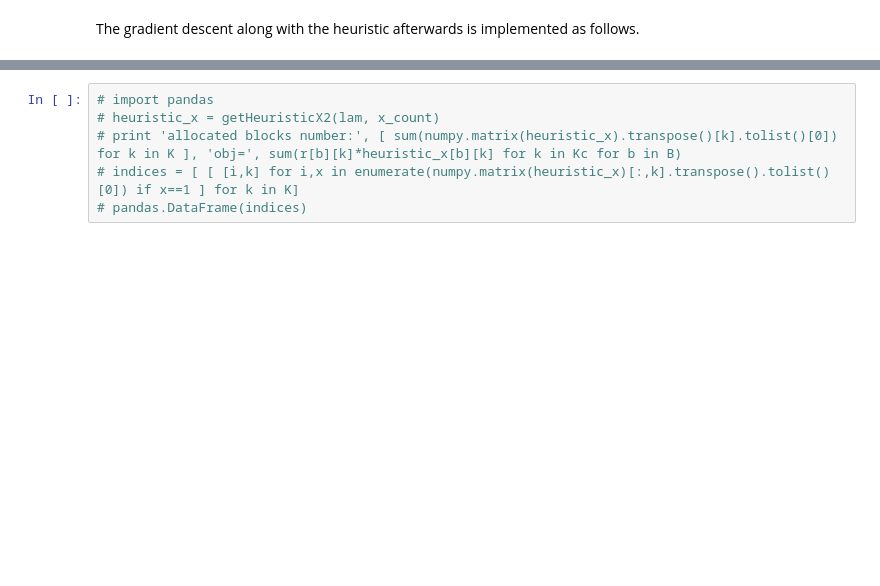
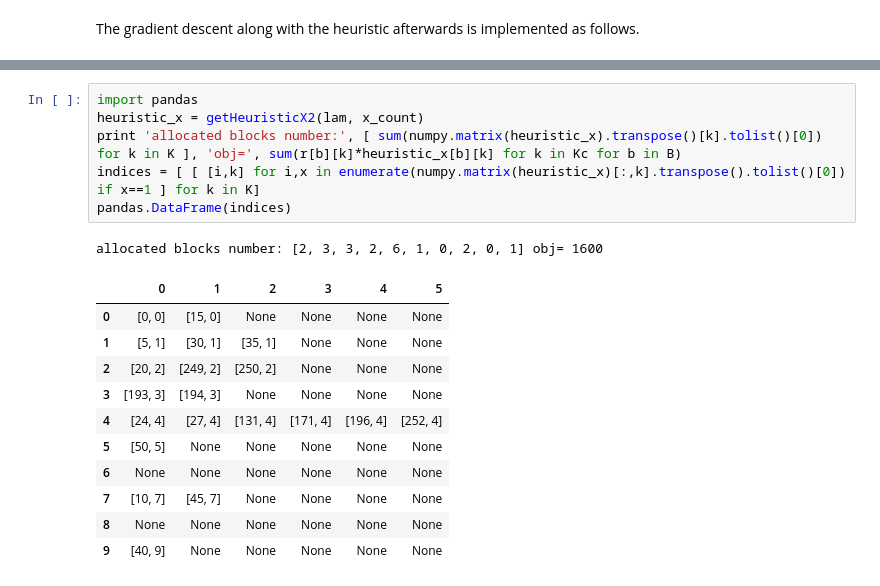
Before and after one commit to youlei202/Flexible_TTI, a Jupyter notebook: algorithm.ipynb, the cells around one changed output, grey strips where cells are left out. Saved outputs shown, nothing was run; the diff lists cells and outputs as text; blank space fills up the shorter version.

```diff
--- a/algorithm.ipynb
+++ b/algorithm.ipynb
@@ -386,6 +428,19 @@ feasibility= True
 # %%
-# import pandas
-# heuristic_x = getHeuristicX2(lam, x_count)
-# print 'allocated blocks number:', [ sum(numpy.matrix(heuristic_x).transpose()[k].tolist()[0]) for k in K ], 'obj=', sum(r[b][k]*heuristic_x[b][k] for k in Kc for b in B)
-# indices = [ [ [i,k] for i,x in enumerate(numpy.matrix(heuristic_x)[:,k].transpose().tolist()[0]) if x==1 ] for k in K]
-# pandas.DataFrame(indices)
+import pandas
+heuristic_x = getHeuristicX2(lam, x_count)
+print 'allocated blocks number:', [ sum(numpy.matrix(heuristic_x).transpose()[k].tolist()[0]) for k in K ], 'obj=', sum(r[b][k]*heuristic_x[b][k] for k in Kc for b in B)
+indices = [ [ [i,k] for i,x in enumerate(numpy.matrix(heuristic_x)[:,k].transpose().tolist()[0]) if x==1 ] for k in K]
+pandas.DataFrame(indices)
+# %% [output]
+allocated blocks number: [2, 3, 3, 2, 6, 1, 0, 2, 0, 1] obj= 1600
+|  | 0 | 1 | 2 | 3 | 4 | 5 |
+| 0 | [0, 0] | [15, 0] | None | None | None | None |
+| 1 | [5, 1] | [30, 1] | [35, 1] | None | None | None |
+| 2 | [20, 2] | [249, 2] | [250, 2] | None | None | None |
+| 3 | [193, 3] | [194, 3] | None | None | None | None |
+| 4 | [24, 4] | [27, 4] | [131, 4] | [171, 4] | [196, 4] | [252, 4] |
+| 5 | [50, 5] | None | None | None | None | None |
+| 6 | None | None | None | None | None | None |
+| 7 | [10, 7] | [45, 7] | None | None | None | None |
+| 8 | None | None | None | None | None | None |
+| 9 | [40, 9] | None | None | None | None | None |
```
Also changed, not shown: parts of 4 cells of this notebook, 15 other files.
